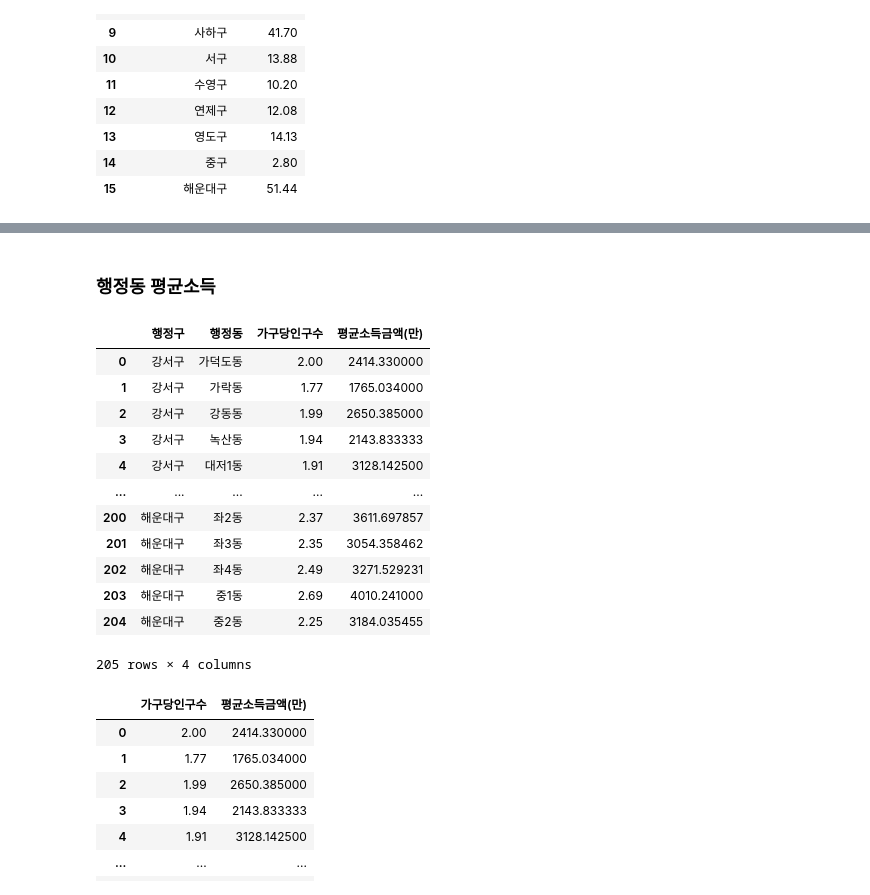
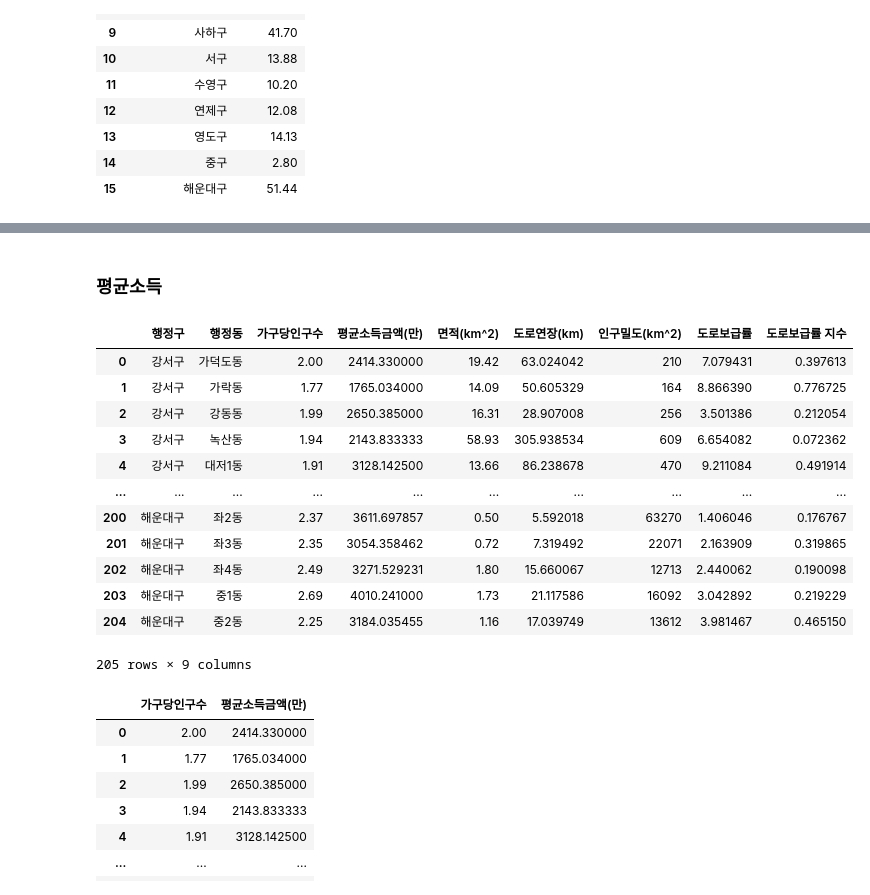
Before and after one commit to jhparkland/Green-Car-Charging-Station-Site-Selection, a Jupyter notebook: Notebook/GVCS/GVCS.ipynb, the cells around one changed output, grey strips where cells are left out. Cells and saved outputs as stored; diff of their text form; code cells hidden in the pictures.

```diff
--- a/Notebook/GVCS/GVCS.ipynb
+++ b/Notebook/GVCS/GVCS.ipynb
@@ -348,23 +351,23 @@ ValueError: Length of values (16) does not match length of index (205)
 # %% [markdown]
-### 행정동 평균소득
+### 평균소득
 # %%
-income_file_path = 'C:\\Users\\SAMSUNG\\Desktop\\Green-Car-Charging-Station-Site-Selection\\Data\\전국 가구 특성정보(연평균 소득정보).csv'
+income_file_path = 'C:\\Users\\SAMSUNG\\Desktop\\Green-Car-Charging-Station-Site-Selection\\Data\\부산 평균소득(인구밀도, 도로보급률).csv'
 df_income = pd.read_csv(income_file_path,encoding='cp949')
 df_income
 # %% [output]
-|  | 행정구 | 행정동 | 가구당인구수 | 평균소득금액(만) |
-| 0 | 강서구 | 가덕도동 | 2.00 | 2414.330000 |
-| 1 | 강서구 | 가락동 | 1.77 | 1765.034000 |
-| 2 | 강서구 | 강동동 | 1.99 | 2650.385000 |
-| 3 | 강서구 | 녹산동 | 1.94 | 2143.833333 |
-| 4 | 강서구 | 대저1동 | 1.91 | 3128.142500 |
-| ... | ... | ... | ... | ... |
-| 200 | 해운대구 | 좌2동 | 2.37 | 3611.697857 |
-| 201 | 해운대구 | 좌3동 | 2.35 | 3054.358462 |
-| 202 | 해운대구 | 좌4동 | 2.49 | 3271.529231 |
-| 203 | 해운대구 | 중1동 | 2.69 | 4010.241000 |
-| 204 | 해운대구 | 중2동 | 2.25 | 3184.035455 |
+|  | 행정구 | 행정동 | 가구당인구수 | 평균소득금액(만) | 면적(km^2) | 도로연장(km) | 인구밀도(km^2) | 도로보급률 | 도로보급률 지수 |
+| 0 | 강서구 | 가덕도동 | 2.00 | 2414.330000 | 19.42 | 63.024042 | 210 | 7.079431 | 0.397613 |
+| 1 | 강서구 | 가락동 | 1.77 | 1765.034000 | 14.09 | 50.605329 | 164 | 8.866390 | 0.776725 |
+| 2 | 강서구 | 강동동 | 1.99 | 2650.385000 | 16.31 | 28.907008 | 256 | 3.501386 | 0.212054 |
+| 3 | 강서구 | 녹산동 | 1.94 | 2143.833333 | 58.93 | 305.938534 | 609 | 6.654082 | 0.072362 |
+| 4 | 강서구 | 대저1동 | 1.91 | 3128.142500 | 13.66 | 86.238678 | 470 | 9.211084 | 0.491914 |
+| ... | ... | ... | ... | ... | ... | ... | ... | ... | ... |
+| 200 | 해운대구 | 좌2동 | 2.37 | 3611.697857 | 0.50 | 5.592018 | 63270 | 1.406046 | 0.176767 |
+| 201 | 해운대구 | 좌3동 | 2.35 | 3054.358462 | 0.72 | 7.319492 | 22071 | 2.163909 | 0.319865 |
+| 202 | 해운대구 | 좌4동 | 2.49 | 3271.529231 | 1.80 | 15.660067 | 12713 | 2.440062 | 0.190098 |
+| 203 | 해운대구 | 중1동 | 2.69 | 4010.241000 | 1.73 | 21.117586 | 16092 | 3.042892 | 0.219229 |
+| 204 | 해운대구 | 중2동 | 2.25 | 3184.035455 | 1.16 | 17.039749 | 13612 | 3.981467 | 0.465150 |
-205 rows × 4 columns
+205 rows × 9 columns
 # %%
 # gu = []
 # dong = []
```
Also changed, not shown: parts of 86 cells of this notebook, 8 other files.
